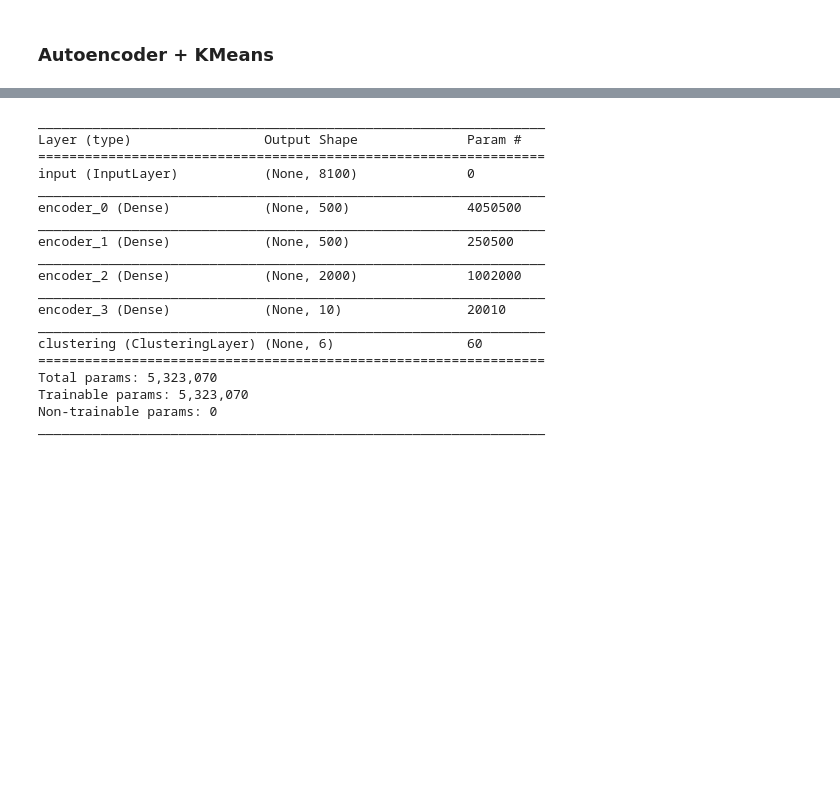
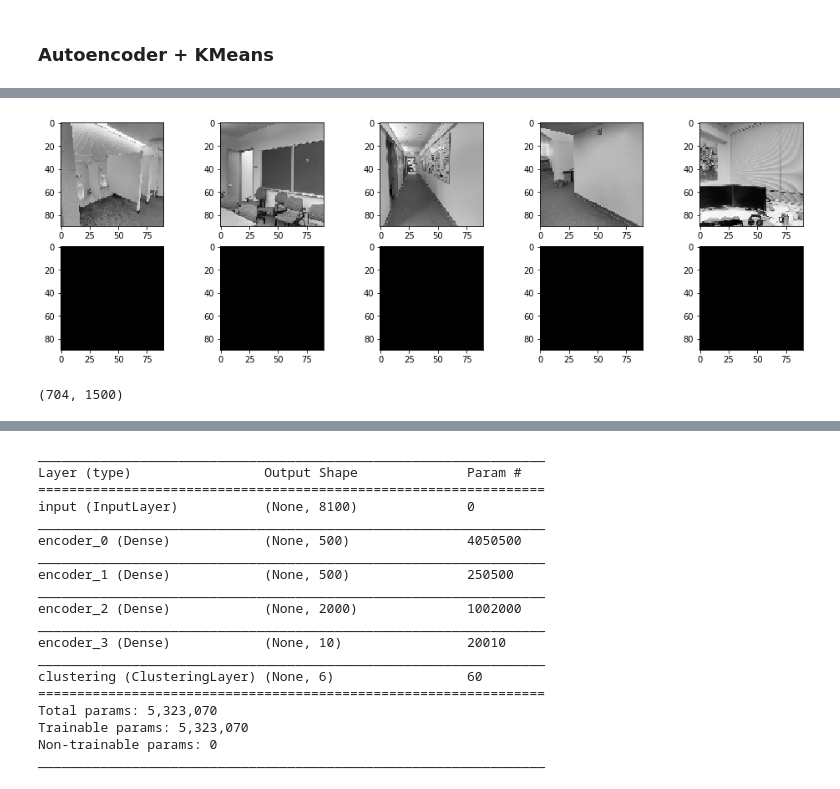
Before and after one commit to ustundag/2D-3D-Semantics, a Jupyter notebook: main_autoencoder_DEC.ipynb, the cells around one changed output, grey strips where cells are left out. Saved outputs shown, nothing was run; the diff lists cells and outputs as text; code cells hidden in the pictures; blank space fills up the shorter version.

```diff
--- a/main_autoencoder_DEC.ipynb
+++ b/main_autoencoder_DEC.ipynb
@@ -141,0 +170,4 @@ normalized_mutual_info_score(y_test, pred)
+# %%
+# Reshape the images
+x_train_s = x_train.reshape(-1,90,90,1)
+x_test_s  = x_test.reshape(-1,90,90,1)
@@ -141,0 +178,19 @@ normalized_mutual_info_score(y_test, pred)
+# %%
+# Build the autoencoder
+model = Sequential()
+model.add(Conv2D(45, kernel_size=3, padding='same', activation='relu', input_shape=(90,90,1)))
+model.add(MaxPool2D((3,3), padding='same'))
+model.add(Dropout(0.2))
+model.add(Conv2D(15, kernel_size=3, padding='same', activation='relu'))
+model.add(MaxPool2D((3,3), padding='same'))
+model.add(Dropout(0.2))
+model.add(Conv2D(15, kernel_size=3, padding='same', activation='relu'))
+model.add(UpSampling2D((3,3)))
+model.add(Dropout(0.2))
+model.add(Conv2D(45, kernel_size=3, padding='same', activation='relu'))
+model.add(UpSampling2D((3,3)))
+model.add(Dropout(0.2))
+model.add(Conv2D(1, kernel_size=3, padding='same', activation='relu'))
+
+model.compile(optimizer='adam', loss="mse")
+model.summary()
@@ -141,0 +215,3 @@ normalized_mutual_info_score(y_test, pred)
+# %%
+# Train the model
+model.fit(x_train_s, x_train_s, epochs=10, batch_size=64, validation_data=(x_test_s, x_test_s), verbose=1)
@@ -141,0 +237,16 @@ normalized_mutual_info_score(y_test, pred)
+# %%
+# Fitting testing dataset
+restored_testing_dataset = model.predict(x_test_s)
+# %%
+# Observe the reconstructed image quality
+plt.figure(figsize=(20,5))
+for i in range(5):
+    index = y_test.tolist().index(i)
+    plt.subplot(2, 6, i+1)
+    plt.imshow(x_test_s[index].reshape((90,90)), cmap='gray')
+    plt.gray()
+    plt.subplot(2, 6, i+7)
+    plt.imshow(restored_testing_dataset[index].reshape((90,90)), cmap='gray')
+    plt.gray()
+# %% [output]
+[figure, added]
@@ -141,0 +259,4 @@ normalized_mutual_info_score(y_test, pred)
+# %%
+encoded_images.shape
+# %% [output]
+(704, 1500)
```
Also changed, not shown: parts of 31 cells of this notebook, 1 other file.
